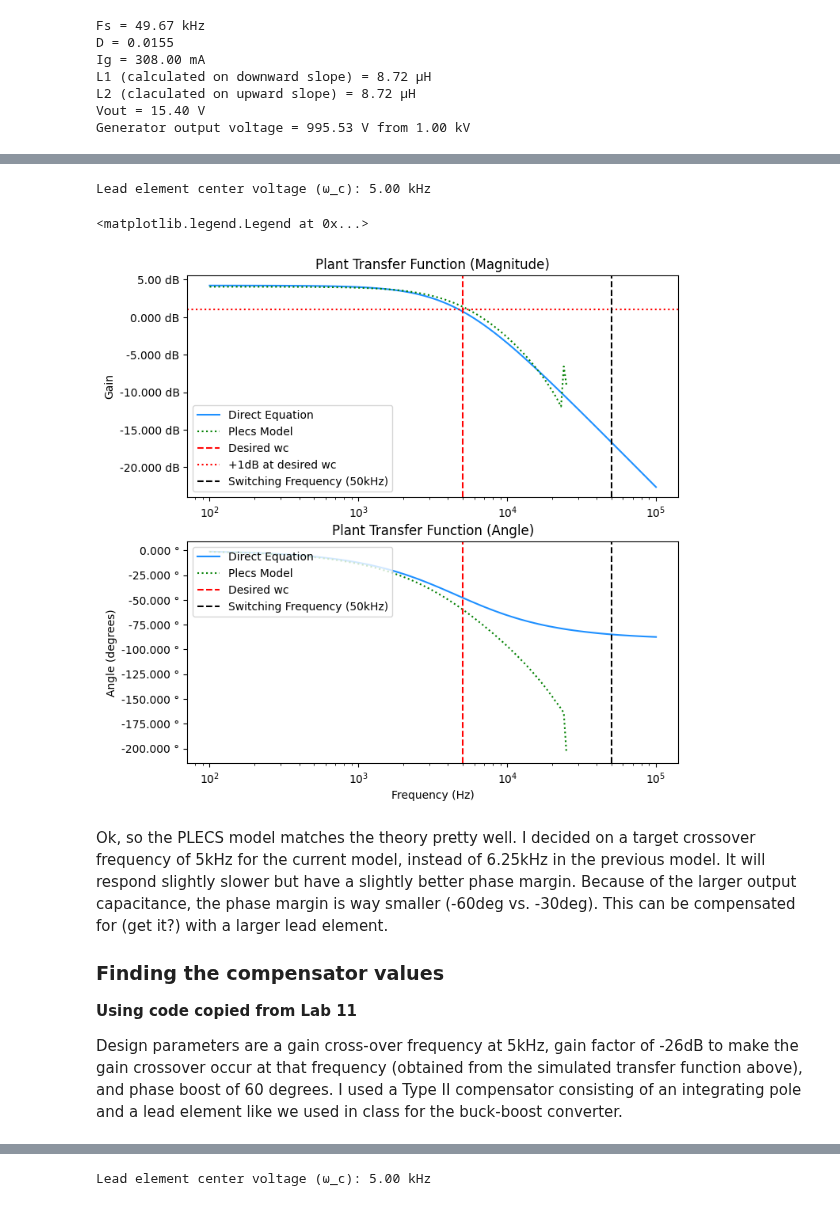
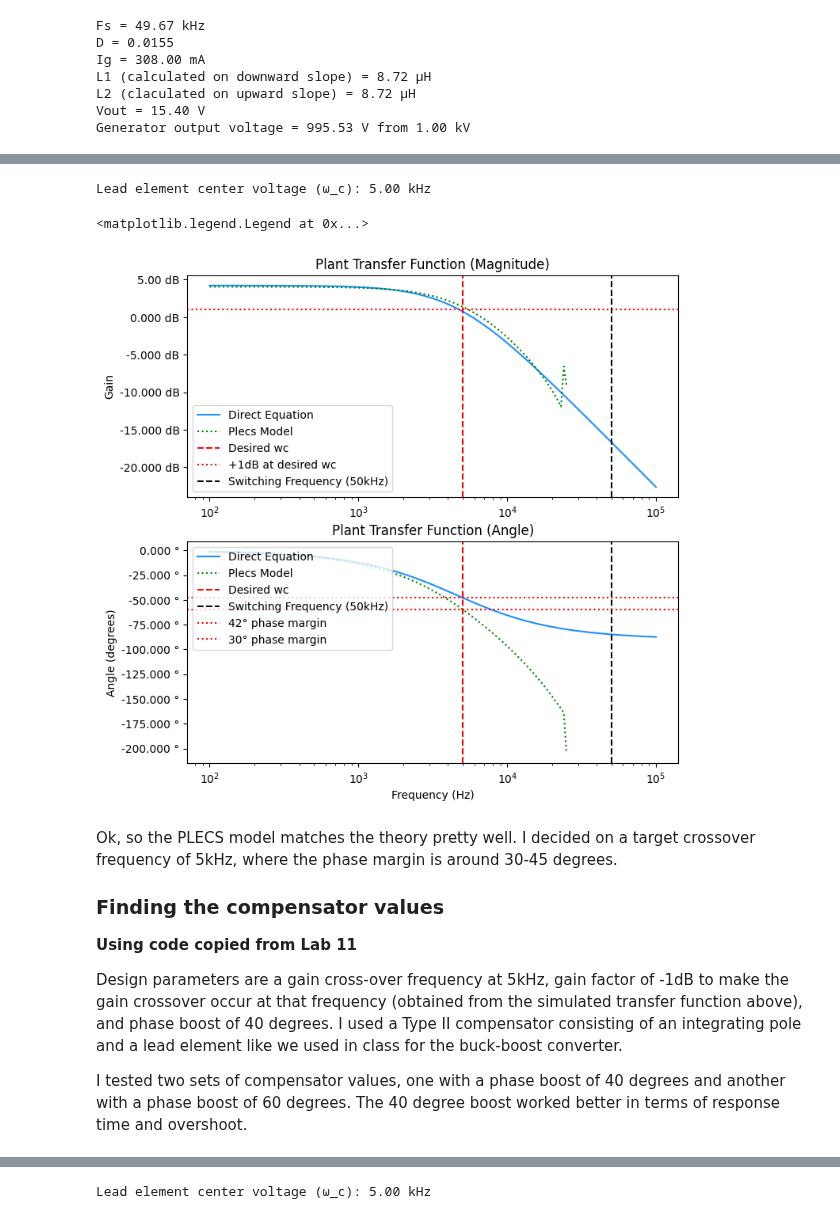
Before and after one commit to ianeyk/wind-turbine, a Jupyter notebook: large_wind_turbine/large_turbine_buck_converter_parameters/large_buck_converter_parameters.ipynb, the cells around one changed output, grey strips where cells are left out. Drawn from its saved outputs; the diff is of its cells as text; code cells hidden in the pictures.

Commit message:
update copy-pasted text in large_turbine_buck_converter_parameters.ipynb

```diff
--- a/large_wind_turbine/large_turbine_buck_converter_parameters/large_buck_converter_parameters.ipynb
+++ b/large_wind_turbine/large_turbine_buck_converter_parameters/large_buck_converter_parameters.ipynb
@@ -111,41 +115,47 @@ df_plant.set_axis(["w", "CH1", "CH2"], axis = "columns", inplace = True)
 expected_wc = 50e3 / 10
 print(f"Lead element center voltage (ω_c): {si_format(expected_wc, precision = 2)}Hz")
 w = np.logspace(2, 5, 100) # * units.hertz
 
 new_R_Iout_shunt = R_peak_Isense.to(units.ohm).magnitude
 new_Rload = R_out_Isense.to(units.ohm).magnitude + Rbat.to(units.ohm).magnitude
 new_Cload = Cout.to(units.farad).magnitude
 new_mystery_factor = 65 # 14
 theoretical_plant_bode = new_Rload / (1 + (2 * np.pi * 1j * w) * new_Rload * new_Cload) / new_Rload * new_R_Iout_shunt * 1.25 * 20 * new_mystery_factor
 desired_gain_db = 1
 desired_phase_margin_degrees = 40
 
 fig, (ax1, ax2) = plt.subplots(nrows = 2, ncols = 1, sharex = False, sharey = False, figsize = (8, 8))
 helper.axes_labels("", "Hz", "Gain", "dB", title = "Plant Transfer Function (Magnitude)", ax = ax1)
 ax1.semilogx(w, to_decibels(theoretical_plant_bode), linestyle = "solid", color = "dodgerblue", label = "Direct Equation")
 ax1.semilogx(df_plant["w"], df_plant["CH1"], linestyle = "dotted", color = "green", label = "Plecs Model")
 ax1.axvline(x = expected_wc, linestyle = "dashed", color = "red", label = "Desired wc")
 ax1.axhline(y = desired_gain_db, linestyle = "dotted", color = "red", label = f"+{desired_gain_db}dB at desired wc")
 ax1.axvline(x = 50e3, linestyle = "dashed", color = "black", label = "Switching Frequency (50kHz)")
 ax1.legend(loc = "lower left")
 
+initial_phase_margin_theory = -48
+initial_phase_margin_plecs = -60
 helper.axes_labels("Frequency (Hz)", "Hz", "Angle (degrees)", "°", title = "Plant Transfer Function (Angle)", ax = ax2)
 ax2.semilogx(w, np.angle(theoretical_plant_bode, deg = True), linestyle = "solid", color = "dodgerblue", label = "Direct Equation")
 ax2.semilogx(df_plant["w"], df_plant["CH2"], linestyle = "dotted", color = "green", label = "Plecs Model")
 ax2.axvline(x = expected_wc, linestyle = "dashed", color = "red", label = "Desired wc")
 ax2.axvline(x = 50e3, linestyle = "dashed", color = "black", label = "Switching Frequency (50kHz)")
+ax2.axhline(y = initial_phase_margin_theory, linestyle = "dotted", color = "red", label = f"{90 + initial_phase_margin_theory}° phase margin")
+ax2.axhline(y = initial_phase_margin_plecs, linestyle = "dotted", color = "red", label = f"{90 + initial_phase_margin_plecs}° phase margin")
 ax2.legend(loc = "upper left")
 # %% [output]
 Lead element center voltage (ω_c): 5.00 kHz
 <matplotlib.legend.Legend at 0x...>
-[figure, old version]
+[figure, new version]
 # %% [markdown]
-Ok, so the PLECS model matches the theory pretty well. I decided on a target crossover frequency of 5kHz for the current model, instead of 6.25kHz in the previous model. It will respond slightly slower but have a slightly better phase margin. Because of the larger output capacitance, the phase margin is way smaller (-60deg vs. -30deg). This can be compensated for (get it?) with a larger lead element.
+Ok, so the PLECS model matches the theory pretty well. I decided on a target crossover frequency of 5kHz, where the phase margin is around 30-45 degrees.
 
 ### Finding the compensator values
 **Using code copied from Lab 11**
 
-Design parameters are a gain cross-over frequency at 5kHz, gain factor of -26dB to make the gain crossover occur at that frequency (obtained from the simulated transfer function above), and phase boost of 60 degrees. I used a Type II compensator consisting of an integrating pole and a lead element like we used in class for the buck-boost converter.
+Design parameters are a gain cross-over frequency at 5kHz, gain factor of -1dB to make the gain crossover occur at that frequency (obtained from the simulated transfer function above), and phase boost of 40 degrees. I used a Type II compensator consisting of an integrating pole and a lead element like we used in class for the buck-boost converter.
+
+I tested two sets of compensator values, one with a phase boost of 40 degrees and another with a phase boost of 60 degrees. The 40 degree boost worked better in terms of response time and overshoot.
 # %%
 class Compensator:
     def __init__(self, angle_boost_degrees, Kp_decibel_attenuation, Rf1_unitless):
```
Also changed, not shown: parts of 11 cells of this notebook, 8 other files.
